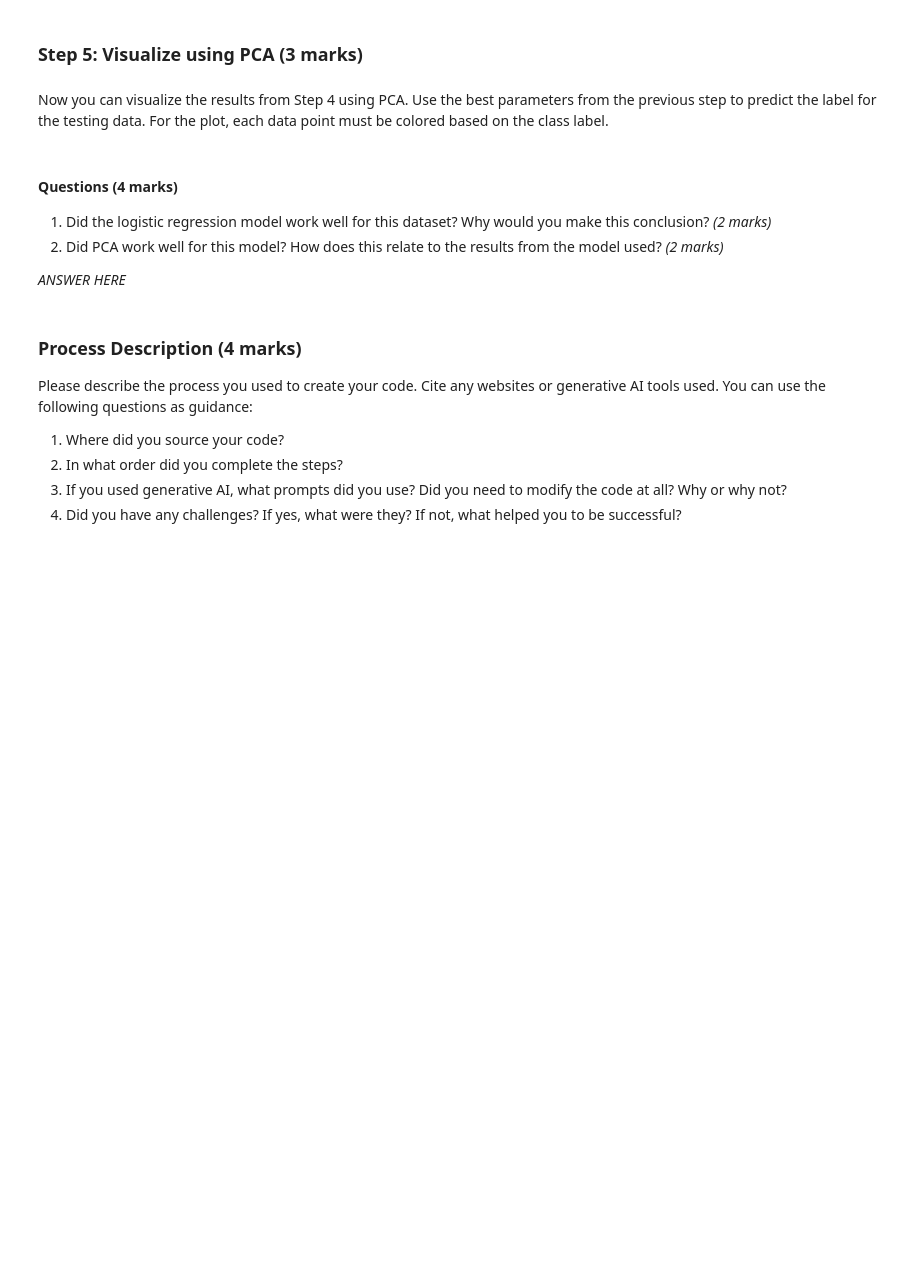
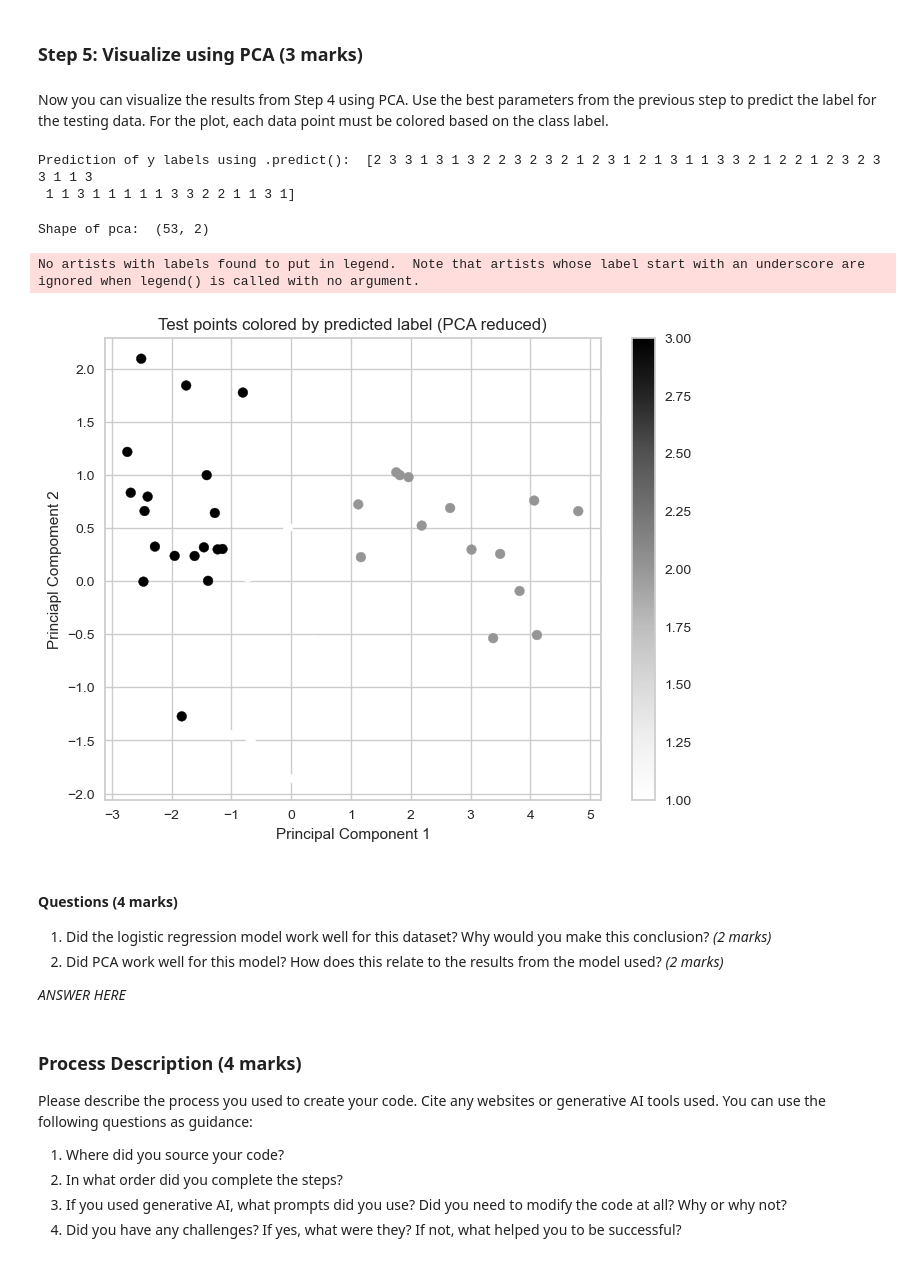
Before and after one commit to ESDiep/ENSF611-a5, a Jupyter notebook: Assignment 5_final.ipynb, the cells around one changed output. Cells and saved outputs as stored; diff of their text form; code cells hidden in the pictures; blank space fills up the shorter version.

```diff
--- a/Assignment 5_final.ipynb
+++ b/Assignment 5_final.ipynb
@@ -96,4 +96,7 @@ Now that we have our training data, we can implement our selected scaler.
 # TODO: Scale the data
 from sklearn.preprocessing import StandardScaler
 scaler = StandardScaler()
-#scaler.fit(X_train)
+scaler.fit(X_train)
+X_train_scaled = scaler.transform(X_train)
+#the testing set doesn't need to be fit into the scaler
+X_test_scaled = scaler.transform(X_test)
@@ -120,18 +121,8 @@ param_grid = {'C': [0.01, 0.1, 1.0, 10.0],
 from sklearn.metrics import make_scorer, accuracy_score, f1_score
 from sklearn.pipeline import Pipeline
 from sklearn.model_selection import GridSearchCV, cross_val_score
-scoring = {
-    'accuracy': make_scorer(accuracy_score),
-    'f1_score': make_scorer(f1_score)
-}
 
-pipeline = Pipeline([('scaler', scaler), ('classifier', model)])
+grid_search = GridSearchCV(model, param_grid, cv = 5)
 
-grid_search = GridSearchCV(pipeline, param_grid, cv = 5, scoring = scoring, refit='f1_score')
-
-grid_search.fit(X_train, y_train)
-
-best_param = grid_search.best_params_
-print('Best paramters: ', best_param)
-result = grid_search.results_
+grid_search.fit(X_train_scaled, y_train)
 # %% [output]
@@ -143,10 +151,37 @@ ValueError: Invalid parameter 'C' for estimator Pipeline(steps=[('scaler', Stand
 Now you can visualize the results from Step 4 using PCA. Use the best parameters from the previous step to predict the label for the testing data. For the plot, each data point must be colored based on the class label.
 # %%
 # TODO: Predict y labels using best estimator
+best_clf = grid_search.best_estimator_
+y_pred =  best_clf.predict(X_test_scaled)
+print("Prediction of y labels using .predict(): ", y_pred)
+# %% [output]
+Prediction of y labels using .predict():  [2 3 3 1 3 1 3 2 2 3 2 3 2 1 2 3 1 2 1 3 1 1 3 3 2 1 2 2 1 2 3 2 3 3 1 1 3
+ 1 1 3 1 1 1 1 1 3 3 2 2 1 1 3 1]
 # %%
 # TODO: Reduce dimensions of test data for plotting
+from sklearn.decomposition import PCA
+# Instantiate the PCA model
+pca = PCA(n_components = 2) # set the components to 2
+# Fit the model to the scaled data
+pca_result = pca.fit_transform(X_test_scaled)
+print("Shape of pca: ", pca_result.shape)
+# %% [output]
+Shape of pca:  (53, 2)
 # %%
 # TODO: Plot test points colored by predicted label
+plt.figure(figsize=(8,6))
+
+plt.scatter(pca_result[:,0],pca_result[:,1], c = y_pred)
+
+plt.xlabel('Principal Component 1')
+plt.ylabel('Princiapl Compoment 2')
+plt.title('Test points colored by predicted label (PCA reduced)')
+plt.legend()
+plt.colorbar()
+plt.show()
+# %% [output]
+No artists with labels found to put in legend.  Note that artists whose label start with an underscore are ignored when legend() is called with no argument.
+[figure, added]
 # %% [markdown]
 #### Questions (4 marks)
 
```
Also changed, not shown: parts of 10 cells of this notebook.
